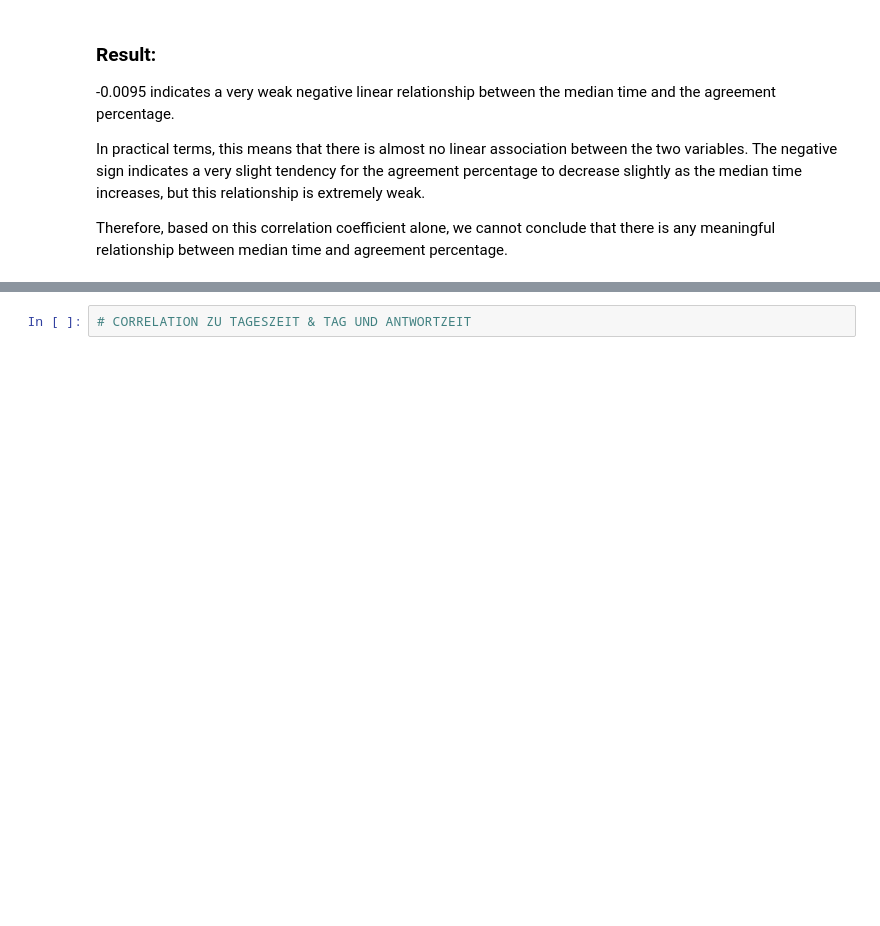
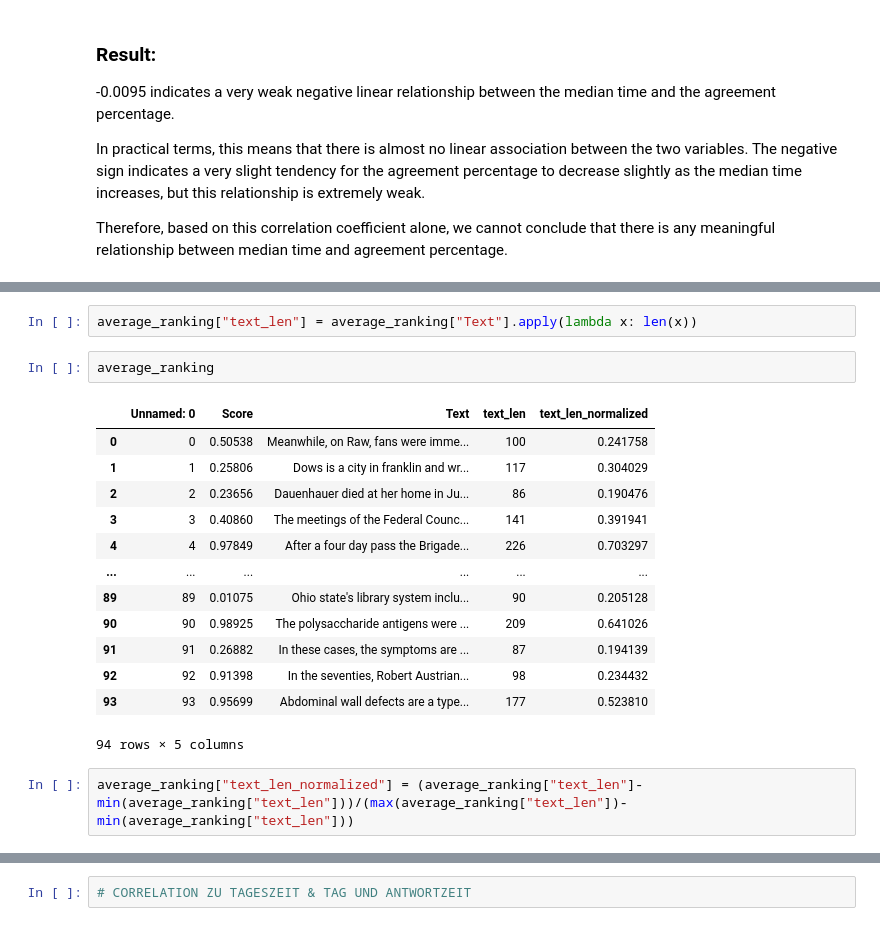
Before and after one commit to irgroup/DIS22_ARTS_Project, a Jupyter notebook: Antwortdauer & Simplizität Quantitativ/1. Getting Started.ipynb, the cells around one changed output, grey strips where cells are left out. Cells and saved outputs as stored; diff of their text form; blank space fills up the shorter version.

```diff
--- a/Antwortdauer & Simplizität Quantitativ/1. Getting Started.ipynb
+++ b/Antwortdauer & Simplizität Quantitativ/1. Getting Started.ipynb
@@ -118,0 +129,20 @@ Therefore, based on this correlation coefficient alone, we cannot conclude that
+# %%
+average_ranking["text_len"] = average_ranking["Text"].apply(lambda x: len(x))
+# %%
+average_ranking
+# %% [output]
+|  | Unnamed: 0 | Score | Text | text_len | text_len_normalized |
+| 0 | 0 | 0.50538 | Meanwhile, on Raw, fans were imme... | 100 | 0.241758 |
+| 1 | 1 | 0.25806 | Dows is a city in franklin and wr... | 117 | 0.304029 |
+| 2 | 2 | 0.23656 | Dauenhauer died at her home in Ju... | 86 | 0.190476 |
+| 3 | 3 | 0.40860 | The meetings of the Federal Counc... | 141 | 0.391941 |
+| 4 | 4 | 0.97849 | After a four day pass the Brigade... | 226 | 0.703297 |
+| ... | ... | ... | ... | ... | ... |
+| 89 | 89 | 0.01075 | Ohio state's library system inclu... | 90 | 0.205128 |
+| 90 | 90 | 0.98925 | The polysaccharide antigens were ... | 209 | 0.641026 |
+| 91 | 91 | 0.26882 | In these cases, the symptoms are ... | 87 | 0.194139 |
+| 92 | 92 | 0.91398 | In the seventies, Robert Austrian... | 98 | 0.234432 |
+| 93 | 93 | 0.95699 | Abdominal wall defects are a type... | 177 | 0.523810 |
+94 rows × 5 columns
+# %%
+average_ranking["text_len_normalized"] = (average_ranking["text_len"]-min(average_ranking["text_len"]))/(max(average_ranking["text_len"])-min(average_ranking["text_len"]))
```
Also changed, not shown: parts of 12 cells of this notebook.
